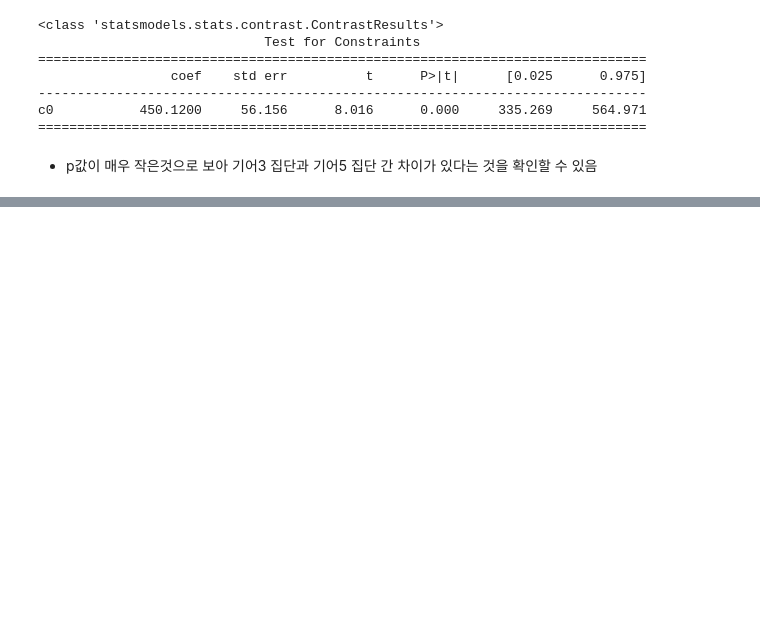
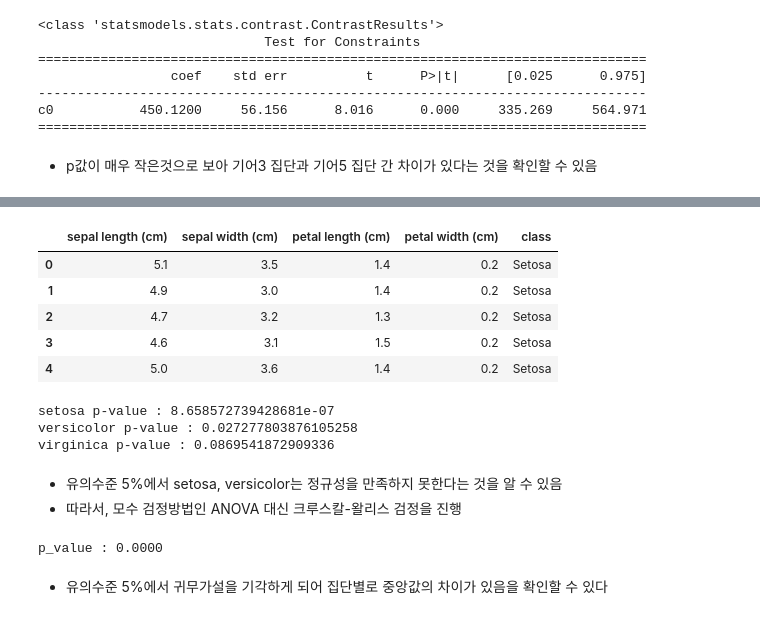
Before and after one commit to fursew05/DOE, a Jupyter notebook: 실험계획법_2장.ipynb, the cells around one changed output, grey strips where cells are left out. Saved outputs shown, nothing was run; the diff lists cells and outputs as text; code cells hidden in the pictures; blank space fills up the shorter version.

```diff
--- a/실험계획법_2장.ipynb
+++ b/실험계획법_2장.ipynb
@@ -153,0 +319,42 @@ c0           450.1200     56.156      8.016      0.000     335.269     564.971
+# %%
+import pandas as pd
+from sklearn.datasets import load_iris
+iris = load_iris()
+df = pd.DataFrame(data=iris.data, columns = iris.feature_names)
+df['class'] = iris.target
+df['class'] = df['class'].map({0:"Setosa",1:"Versicolor",2:"Virginica"})
+df.head()
+# %% [output]
+|  | sepal length (cm) | sepal width (cm) | petal length (cm) | petal width (cm) | class |
+| 0 | 5.1 | 3.5 | 1.4 | 0.2 | Setosa |
+| 1 | 4.9 | 3.0 | 1.4 | 0.2 | Setosa |
+| 2 | 4.7 | 3.2 | 1.3 | 0.2 | Setosa |
+| 3 | 4.6 | 3.1 | 1.5 | 0.2 | Setosa |
+| 4 | 5.0 | 3.6 | 1.4 | 0.2 | Setosa |
+# %%
+# class 집단 별로 sepal length 정규성을 만족하는지 확인
+from scipy.stats import shapiro, bartlett
+
+# 정규성 확인
+Setosa_petal_width = df.loc[df['class']=='Setosa',"petal width (cm)"]
+Versicolor_petal_width = df.loc[df['class']=='Versicolor',"petal width (cm)"]
+Virginica_petal_width = df.loc[df['class']=='Virginica',"petal width (cm)"]
+print(f"setosa p-value : {shapiro(Setosa_petal_width)[1]}")
+print(f"versicolor p-value : {shapiro(Versicolor_petal_width)[1]}")
+print(f"virginica p-value : {shapiro(Virginica_petal_width)[1]}")
+# %% [output]
+setosa p-value : 8.658572739428681e-07
+versicolor p-value : 0.027277803876105258
+virginica p-value : 0.0869541872909336
+# %% [markdown]
+- 유의수준 5%에서 setosa, versicolor는 정규성을 만족하지 못한다는 것을 알 수 있음
+- 따라서, 모수 검정방법인 ANOVA 대신 크루스칼-왈리스 검정을 진행
+# %%
+from scipy.stats import kruskal
+
+result = kruskal(Setosa_petal_width, Versicolor_petal_width, Virginica_petal_width)
+print(f"p_value : {result[1]:.4f}")
+# %% [output]
+p_value : 0.0000
+# %% [markdown]
+- 유의수준 5%에서 귀무가설을 기각하게 되어 집단별로 중앙값의 차이가 있음을 확인할 수 있다
```
Also changed, not shown: parts of 15 cells of this notebook.
